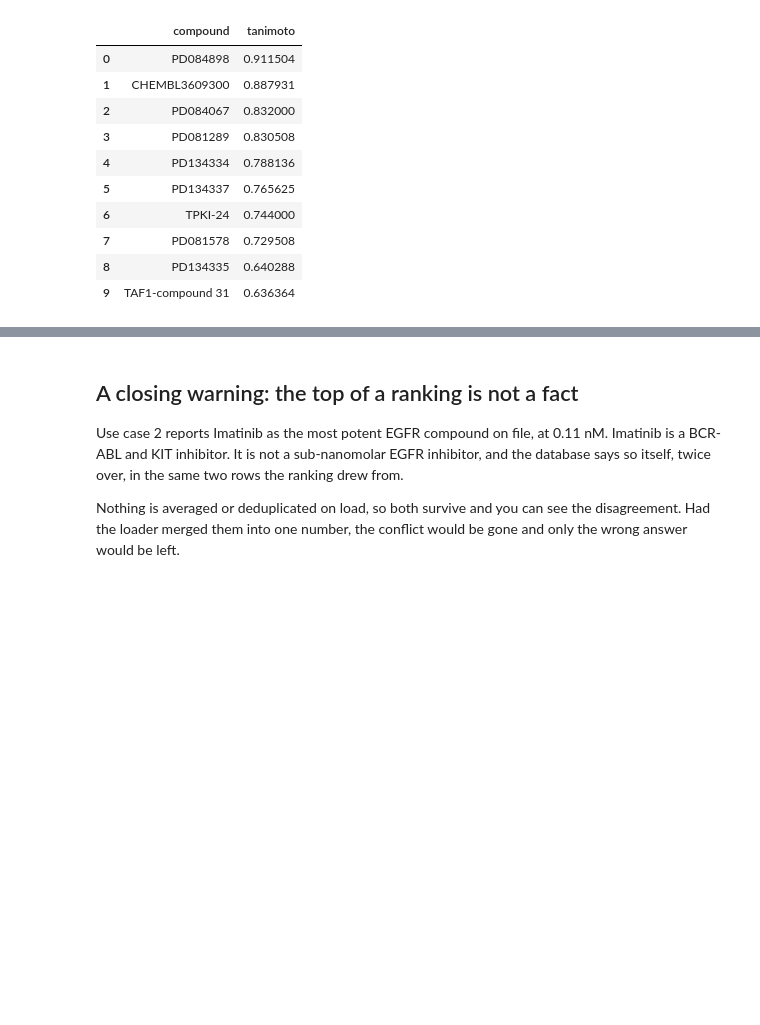
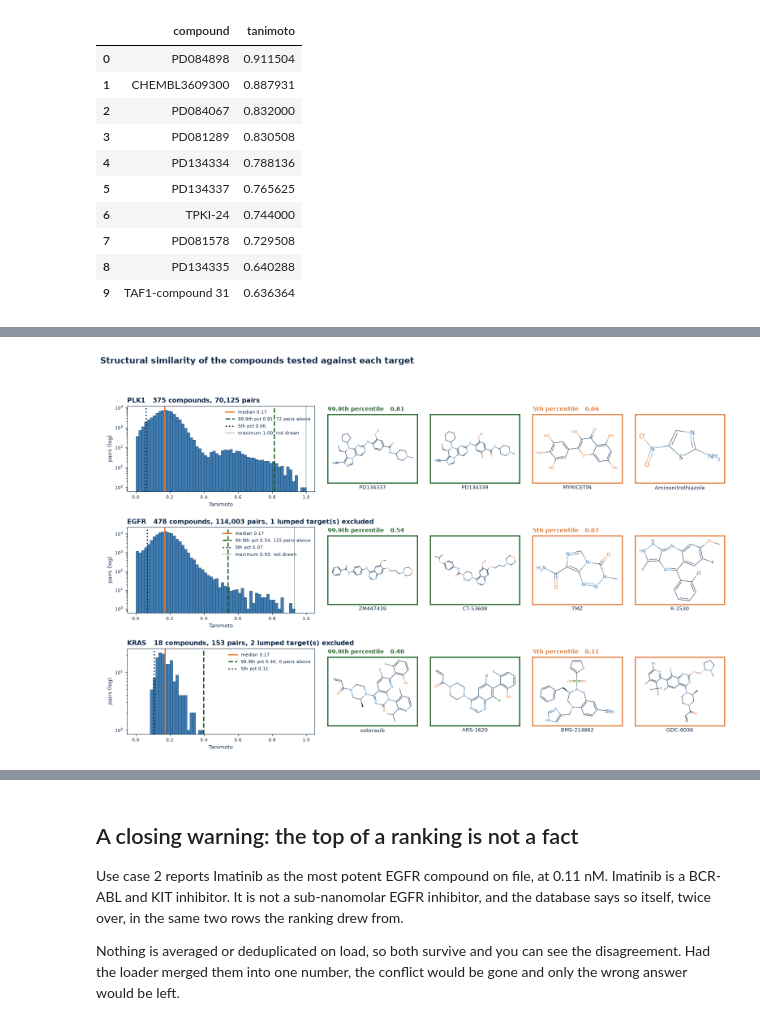
Before and after one commit to SCHMM-MelMar/Summer-School-2026, a Jupyter notebook: examples/use_cases.ipynb, the cells around one changed output, grey strips where cells are left out. Drawn from its saved outputs; the diff is of its cells as text; code cells hidden in the pictures; blank space fills up the shorter version.

```diff
--- a/examples/use_cases.ipynb
+++ b/examples/use_cases.ipynb
@@ -687,0 +625,89 @@ quoting a minimum.
+# %%
+TARGETS = ["PLK1", "EGFR", "KRAS"]
+
+# percentiles rather than the extremes, but not the 95th: these distributions
+# are right skewed with a thin tail, and the 95th sits at 0.28 on all three
+# targets, which is still two unrelated molecules. the tail only starts past
+# the 99th. the 99.9th is the 70th pair of 70125 on PLK1, deep enough not to
+# be one outlier and high enough to be a pair anybody would call similar
+HIGH, LOW = 99.9, 5
+
+# outside the repository: probe.db and the figures are build products, and
+# staging/* and *.db are already gitignored for the same reason
+FIGURES = STAGING.parent.parent / "fig"
+FIGURES.mkdir(exist_ok=True)
+
+
+def at_percentile(table, percentile):
+    # the real pair whose similarity sits closest to that percentile, so the
+    # panel shows a molecule that exists rather than an interpolated number
+    values = table.tanimoto.to_numpy()
+    wanted = np.percentile(values, percentile)
+    return table.iloc[int(np.abs(values - wanted).argmin())]
+
+
+fig = plt.figure(figsize=(19, 10.5))
+grid = GridSpec(len(TARGETS), 5, figure=fig, width_ratios=[2.1, 1, 1, 1, 1],
+                hspace=0.42, wspace=0.12)
+
+for row, target in enumerate(TARGETS):
+    keys, lumped = clean_keys(db, target)
+    values = similarity.scores(db, compounds=keys)
+    table = similarity.pairs(db, compounds=keys)
+
+    # the distribution keeps the same-molecule pairs, the structures do not
+    distinct = table[(table.tanimoto < 1.0) & ~table.same_skeleton]
+    dropped = len(table) - len(distinct)
+    upper, lower = at_percentile(distinct, HIGH), at_percentile(distinct, LOW)
+
+    ax = fig.add_subplot(grid[row, 0])
+    ax.hist(values, bins=60, range=(0, 1), color=BLUE, edgecolor=DARK_BLUE, linewidth=0.4)
+    ax.set_yscale("log")
+    ax.axvline(np.median(values), color=ORANGE, lw=2.2,
+               label=f"median {np.median(values):.2f}")
+    above = int((values > upper.tanimoto).sum())
+    ax.axvline(upper.tanimoto, color=DARK_GREEN, lw=2.2, ls="--",
+               label=f"{HIGH}th pct {upper.tanimoto:.2f}, {above} pairs above")
+    ax.axvline(lower.tanimoto, color=DARK_BLUE, lw=2.2, ls=":",
+               label=f"{LOW}th pct {lower.tanimoto:.2f}")
+    # only worth marking when it is a different pair from the one drawn, which
+    # on a set as small as KRAS it is not
+    if values.max() > upper.tanimoto:
+        ax.axvline(values.max(), color=DARK_GREEN, lw=1.1, alpha=0.5,
+                   label=f"maximum {values.max():.2f}, not drawn")
+    note = f", {lumped} lumped target(s) excluded" if lumped else ""
+    ax.set_title(f"{target}   {len(keys)} compounds, {values.size:,} pairs{note}",
+                 color=DARK_BLUE, fontsize=11.5, loc="left", weight="bold")
+    ax.set_xlabel("Tanimoto", color=DARK_BLUE, fontsize=9)
+    ax.set_ylabel("pairs (log)", color=DARK_BLUE, fontsize=9)
+    ax.legend(fontsize=8, frameon=False, labelcolor=DARK_BLUE)
+    ax.tick_params(colors=DARK_BLUE, labelsize=8)
+    for side in ax.spines.values():
+        side.set_color(DARK_BLUE)
+
+    for offset, (pair, accent, heading) in enumerate(
+        [(upper, DARK_GREEN, f"{HIGH}th percentile"),
+         (lower, ORANGE, f"{LOW}th percentile")]
+    ):
+        for half, (key, name) in enumerate(
+            [(pair.inchikey_a, pair.compound_a), (pair.inchikey_b, pair.compound_b)]
+        ):
+            ax = fig.add_subplot(grid[row, 1 + offset * 2 + half])
+            ax.imshow(render(db.one("SELECT smiles FROM compound WHERE inchikey = ?", key)))
+            ax.set_xticks([]); ax.set_yticks([])
+            for side in ax.spines.values():
+                side.set_color(accent); side.set_linewidth(2.0)
+            ax.set_xlabel(label_of(db, key, name), color=DARK_BLUE, fontsize=9)
+            if half == 0:
+                ax.set_title(f"{heading}   {pair.tanimoto:.2f}", color=accent,
+                             fontsize=10, loc="left", weight="bold")
+
+fig.suptitle("Structural similarity of the compounds tested against each target",
+             color=DARK_BLUE, fontsize=15, weight="bold", x=0.09, ha="left", y=0.995)
+
+for suffix, dpi in ((".png", 300), (".pdf", None)):
+    path = FIGURES / f"similarity_by_target{suffix}"
+    fig.savefig(path, dpi=dpi, bbox_inches="tight", facecolor="white")
+    print(f"wrote {path}")
+plt.show()
+# %% [output]
@@ -687,0 +716 @@ quoting a minimum.
+[figure, added]
```
Also changed, not shown: parts of 6 cells of this notebook.
